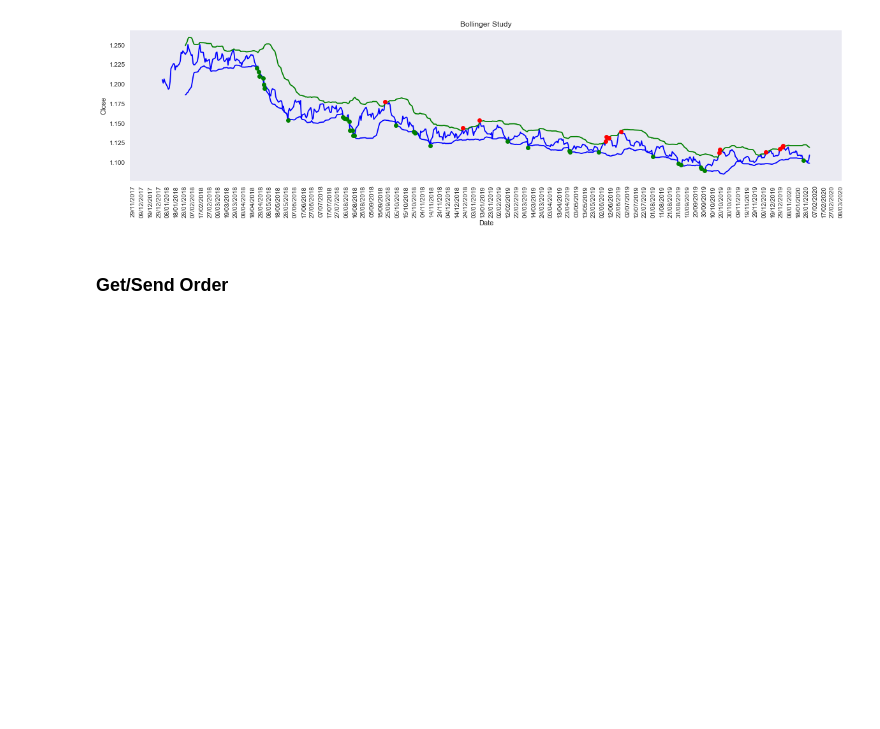
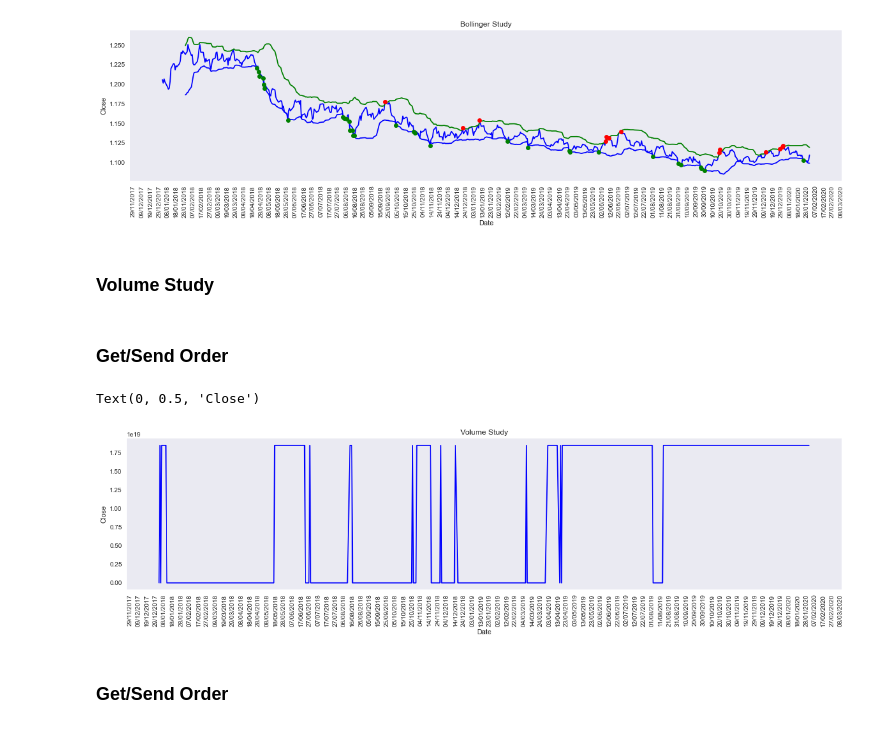
Before and after one commit to tentativafc/investing-broker, a Jupyter notebook: notebooks/2020-11-28-TaLibTest.ipynb, the cells around one changed output. Cells and saved outputs as stored; diff of their text form; code cells hidden in the pictures; blank space fills up the shorter version.

```diff
--- a/notebooks/TA-warmup-2811.ipynb
+++ b/notebooks/2020-11-28-TaLibTest.ipynb
@@ -127,3 +128,5 @@ plt.ylabel('Close')
 # %% [output]
 Text(0, 0.5, 'Close')
 [figure]
+# %% [markdown]
+### Volume Study
@@ -130,3 +148,23 @@ Text(0, 0.5, 'Close')
+# %% [markdown]
+### Get/Send Order
+# %%
+obv = OnBalanceVolumeIndicator(close=df["close"], volume=df['tick_volume'])
+obv_values = obv.on_balance_volume()
+# %%
+plt.figure(figsize=default_fig_size)
+ax = plt.subplot(411)
+ax.grid()
+ax.set_title(u"Volume Study")
+ax.xaxis.set_major_locator(DayLocator(interval=10))
+ax.xaxis.set_major_formatter(DateFormatter('%d/%m/%Y'))
+plt.plot(obv_values, 'b')
+
+plt.xticks(rotation=90)
+plt.xlabel('Date')
+plt.ylabel('Close')
+# %% [output]
+Text(0, 0.5, 'Close')
+[figure, added]
 # %% [markdown]
 ### Get/Send Order
 # %%
```
Also changed, not shown: parts of 3 cells of this notebook, 31 other files.
